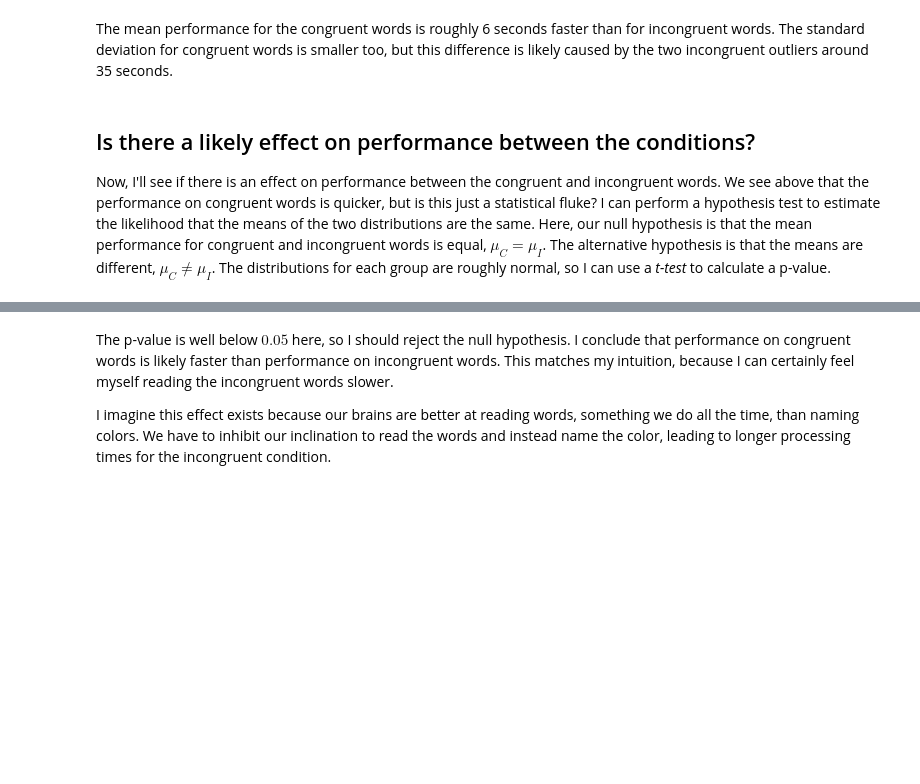
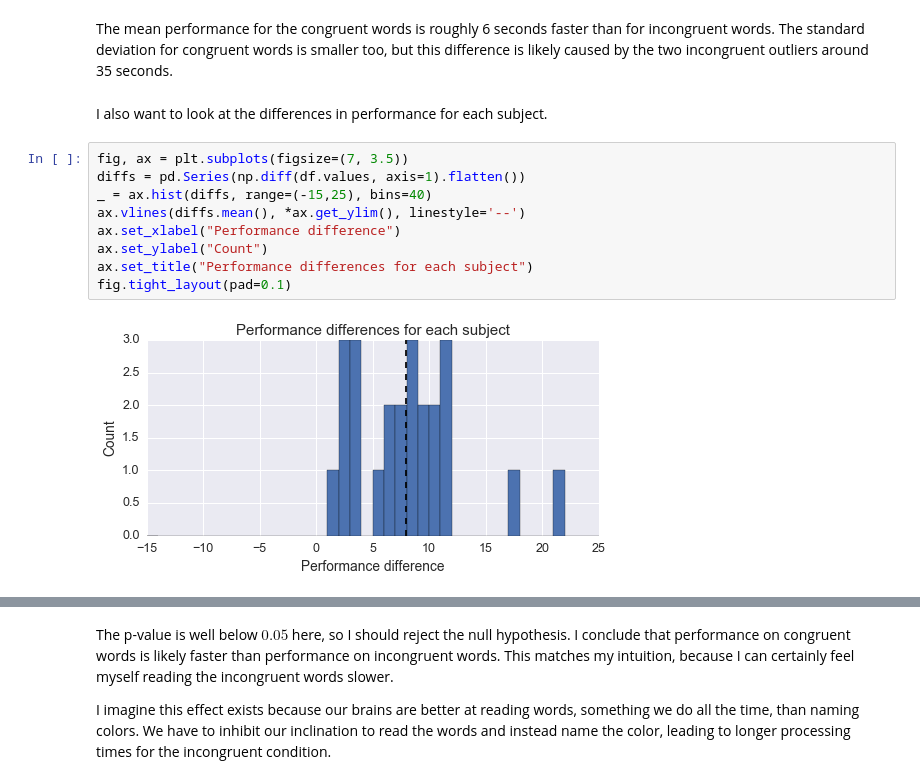
Before and after one commit to mcleonard/Udacity_DAND_P1, a Jupyter notebook: DAND P1.ipynb, the cells around one changed output, grey strips where cells are left out. Saved outputs shown, nothing was run; the diff lists cells and outputs as text; blank space fills up the shorter version.

```diff
--- a/DAND P1.ipynb
+++ b/DAND P1.ipynb
@@ -68,7 +67,16 @@ df.describe().ix[['mean', 'std', '50%']]
 | 50% | 14.356500 | 21.017500 |
 # %% [markdown]
 The mean performance for the congruent words is roughly 6 seconds faster than for incongruent words. The standard deviation for congruent words is smaller too, but this difference is likely caused by the two incongruent outliers around 35 seconds.
-# %% [markdown]
-## Is there a likely effect on performance between the conditions?
-
-Now, I'll see if there is an effect on performance between the congruent and incongruent words. We see above that the performance on congruent words is quicker, but is this just a statistical fluke? I can perform a hypothesis test to estimate the likelihood that the means of the two distributions are the same. Here, our null hypothesis is that the mean performance for congruent and incongruent words is equal, $\mu_C = \mu_I$. The alternative hypothesis is that the means are different, $\mu_C \neq \mu_I$. The distributions for each group are roughly normal, so I can use a *t-test* to calculate a p-value.
+# %% [markdown]
+I also want to look at the differences in performance for each subject.
+# %%
+fig, ax = plt.subplots(figsize=(7, 3.5))
+diffs = pd.Series(np.diff(df.values, axis=1).flatten())
+_ = ax.hist(diffs, range=(-15,25), bins=40)
+ax.vlines(diffs.mean(), *ax.get_ylim(), linestyle='--')
+ax.set_xlabel("Performance difference")
+ax.set_ylabel("Count")
+ax.set_title("Performance differences for each subject")
+fig.tight_layout(pad=0.1)
+# %% [output]
+[figure, added]
```
Also changed, not shown: parts of 20 cells of this notebook.
